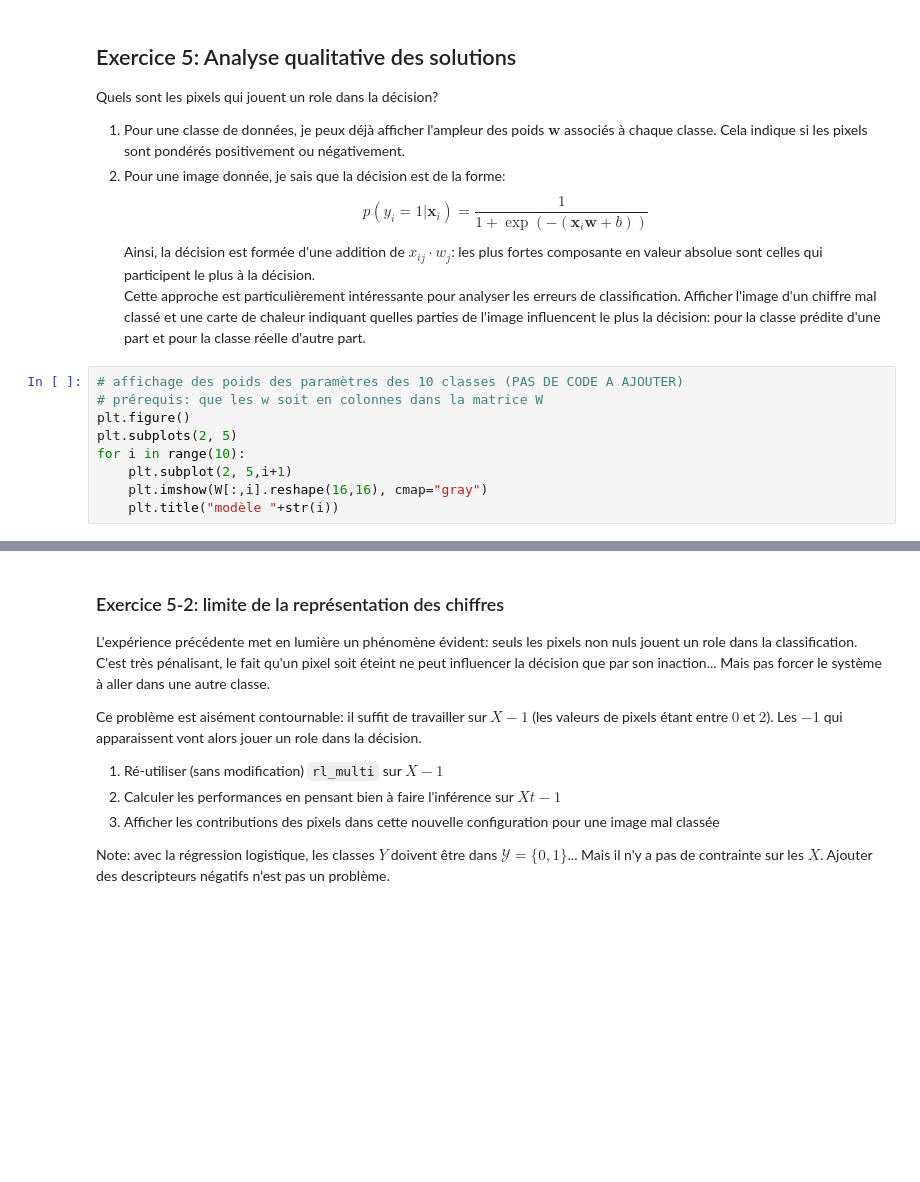
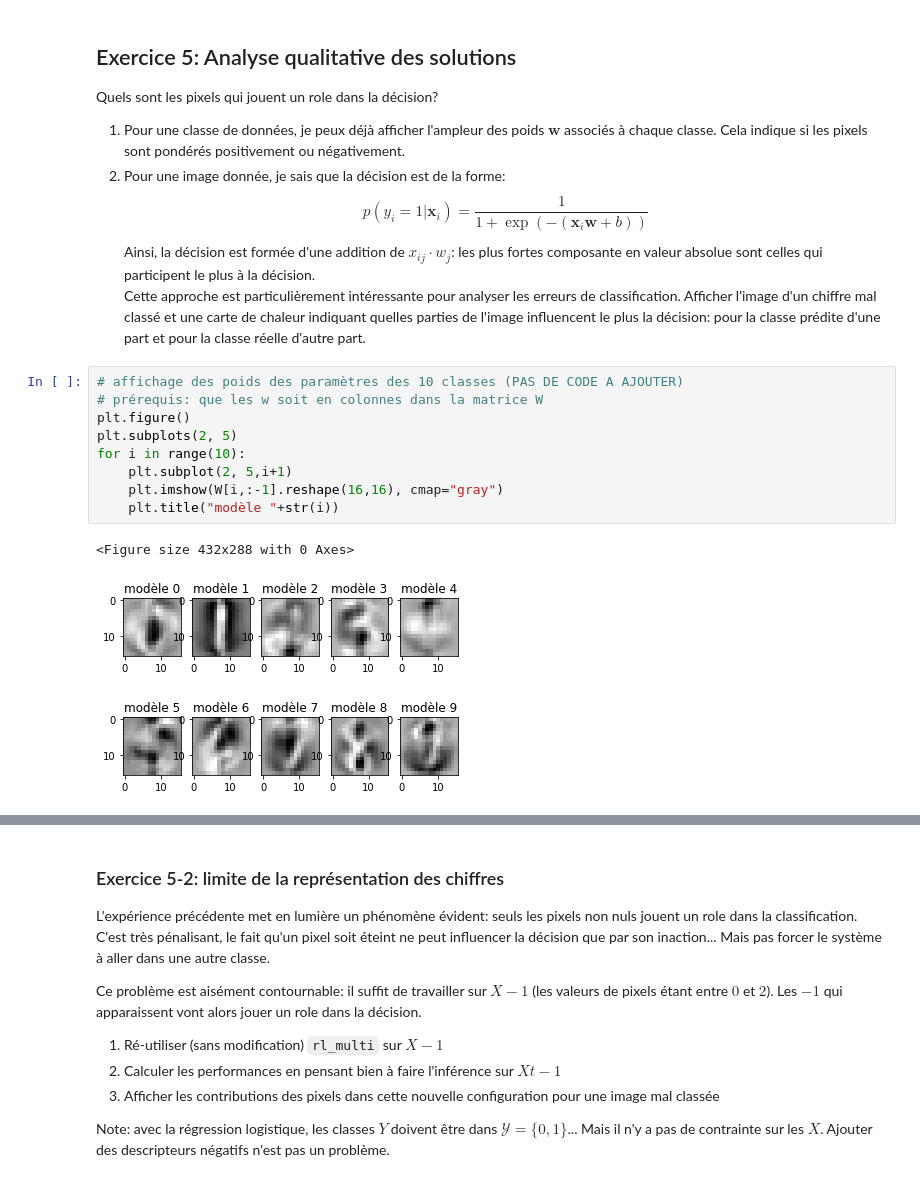
Before and after one commit to hanzopgp/MasterBioInformaticsPTs, a Jupyter notebook: S1/MAPSI/TME/TME10/TME10DurandEnzo.ipynb, the cells around one changed output, grey strips where cells are left out. Drawn from its saved outputs; the diff is of its cells as text; blank space fills up the shorter version.

```diff
--- a/S1/MAPSI/TME/TME10/TME10DurandEnzo.ipynb
+++ b/S1/MAPSI/TME/TME10/TME10DurandEnzo.ipynb
@@ -399,11 +416,14 @@ Afficher l'image d'un chiffre mal classé et une carte de chaleur indiquant quel
 # %%
 # affichage des poids des paramètres des 10 classes (PAS DE CODE A AJOUTER)
 # prérequis: que les w soit en colonnes dans la matrice W
 plt.figure()
 plt.subplots(2, 5)
 for i in range(10):
     plt.subplot(2, 5,i+1)
-    plt.imshow(W[:,i].reshape(16,16), cmap="gray")
+    plt.imshow(W[i,:-1].reshape(16,16), cmap="gray")
     plt.title("modèle "+str(i))
+# %% [output]
+<Figure size 432x288 with 0 Axes>
+[figure, added]
 # %%
 # trouver un échantillon mal classé (PAS DE CODE A AJOUTER):
```
Also changed, not shown: parts of 10 cells of this notebook, 3 other files.
